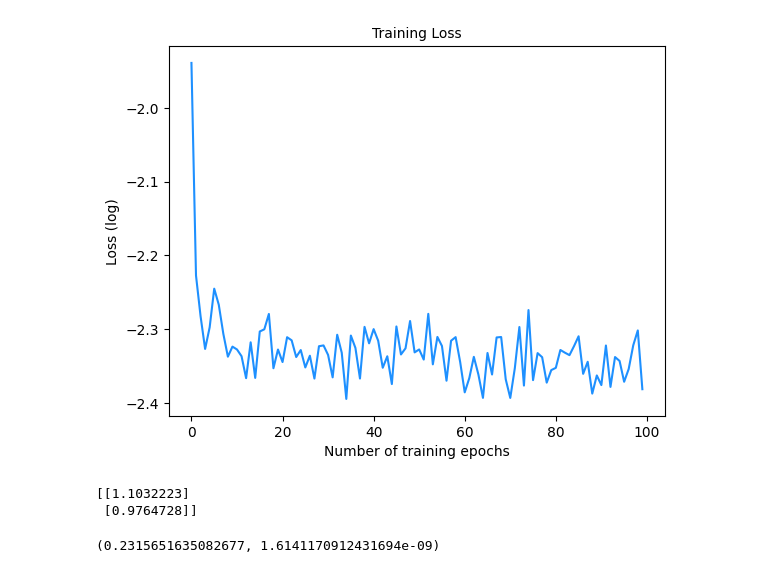
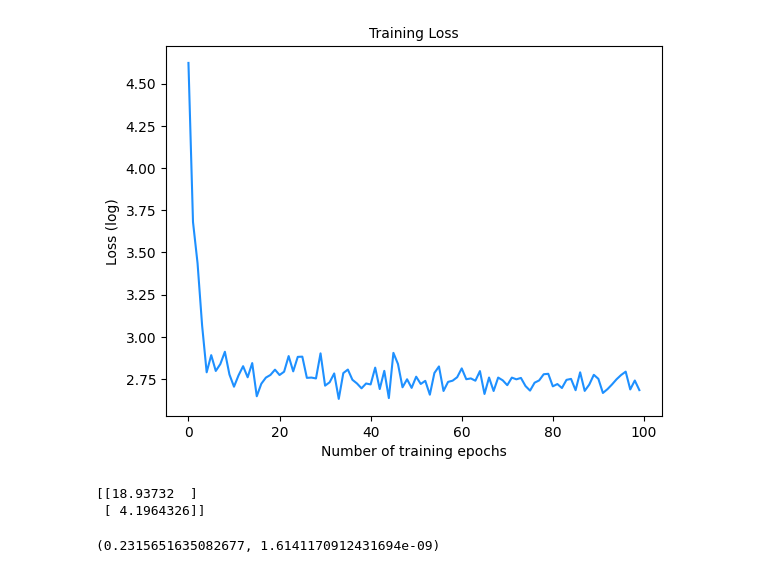
Before and after one commit to mbackhouse18/scdaa-dgm-pde-solver, a Jupyter notebook: 3/exercise 3.ipynb, the cells around one changed output. Saved outputs shown, nothing was run; the diff lists cells and outputs as text; code cells hidden in the pictures.

```diff
--- a/3/exercise 3.ipynb
+++ b/3/exercise 3.ipynb
@@ -213,8 +213,8 @@ class Train():
 # %%
 # Initializing the classes
 net = DGM_net(in_dim = 3, out_dim = 1, n_layers = 3, n_neurons = 50)
-x = torch.tensor([0.2,0.8])
-y = torch.tensor([0.6,1.0])
+x = torch.tensor([1,4])
+y = torch.tensor([1,4])
 H = torch.tensor([[1.0,0],[0,1.0]])
 M = torch.tensor([[1.0,0],[0,1.0]])
 D = torch.tensor([[0.1,0],[0,0.1]])
@@ -253,21 +253,21 @@ epoch 9999 - lr 0.0001 - loss: 0.09624584503471852
 # %%
 # Plot errors
 fig = plt.figure()
-plt.plot(np.log(errors), color = 'dodgerblue', label='Errors')
+plt.plot(np.log10(errors), color = 'dodgerblue', label='Errors')
 plt.title('Training Loss', fontsize=10)
 plt.xlabel('Number of training epochs')
 plt.ylabel('Loss (log)')
 plt.show()
 # %% [output]
-[figure, old version]
+[figure, new version]
 # %%
 net = torch.load('net_model.pkl')
-ind = torch.Tensor([[0.5,0.5,0.8],[1,1,1]])
+ind = torch.Tensor([[0.5,3,2],[1,1,1]])
 Zda = net(ind).detach().cpu().numpy()
 print(Zda)
 # %% [output]
-[[1.1032223]
- [0.9764728]]
+[[18.93732  ]
+ [ 4.1964326]]
 # %%
 import scipy.integrate as integrate
 import math
```
Also changed, not shown: parts of 1 cell of this notebook, 7 other files.
